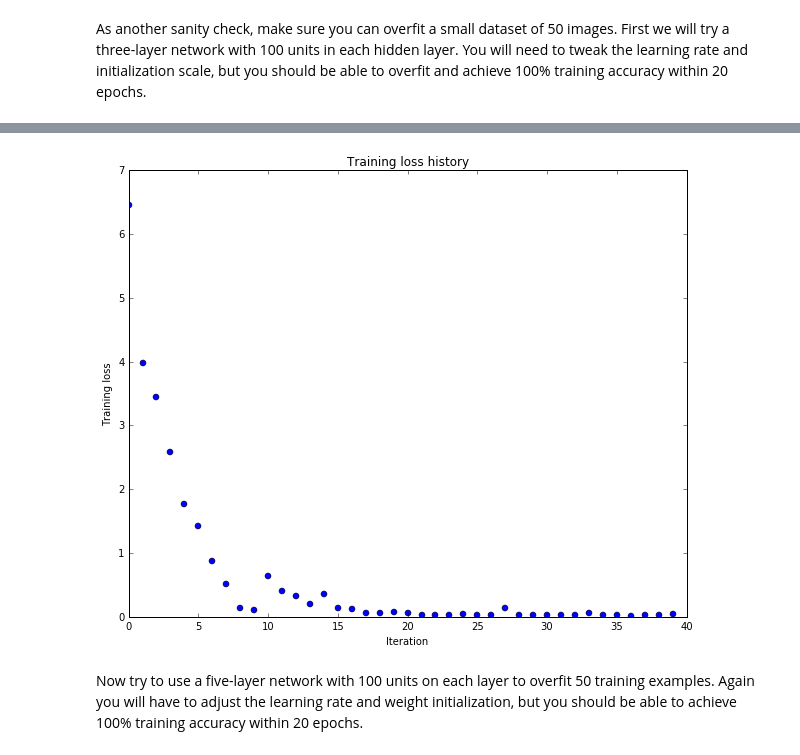
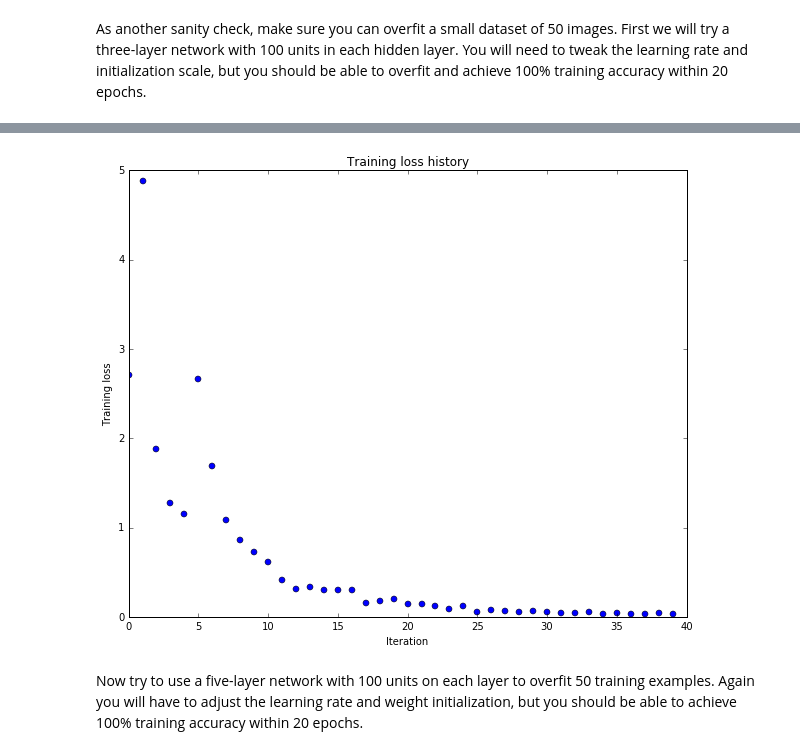
Before and after one commit to tongda/cs231n_2016_homework, a Jupyter notebook: assignment2/FullyConnectedNets.ipynb, the cells around one changed output, grey strips where cells are left out. Drawn from its saved outputs; the diff is of its cells as text; code cells hidden in the pictures.

```diff
--- a/assignment2/FullyConnectedNets.ipynb
+++ b/assignment2/FullyConnectedNets.ipynb
@@ -419,8 +428,8 @@ small_data = {
   'y_val': data['y_val'],
 }
 
-weight_scale = 1e-2
-learning_rate = 1e-3
+weight_scale = 2e-2
+learning_rate = 5e-3
 model = FullyConnectedNet([100, 100],
               weight_scale=weight_scale, dtype=np.float64)
 solver = Solver(model, small_data,
@@ -458,4 +467,4 @@ plt.show()
-[figure, old version]
+[figure, new version]
 # %% [markdown]
 Now try to use a five-layer network with 100 units on each layer to overfit 50 training examples. Again you will have to adjust the learning rate and weight initialization, but you should be able to achieve 100% training accuracy within 20 epochs.
 # %%
```
Also changed, not shown: parts of 17 cells of this notebook, 6 other files.
